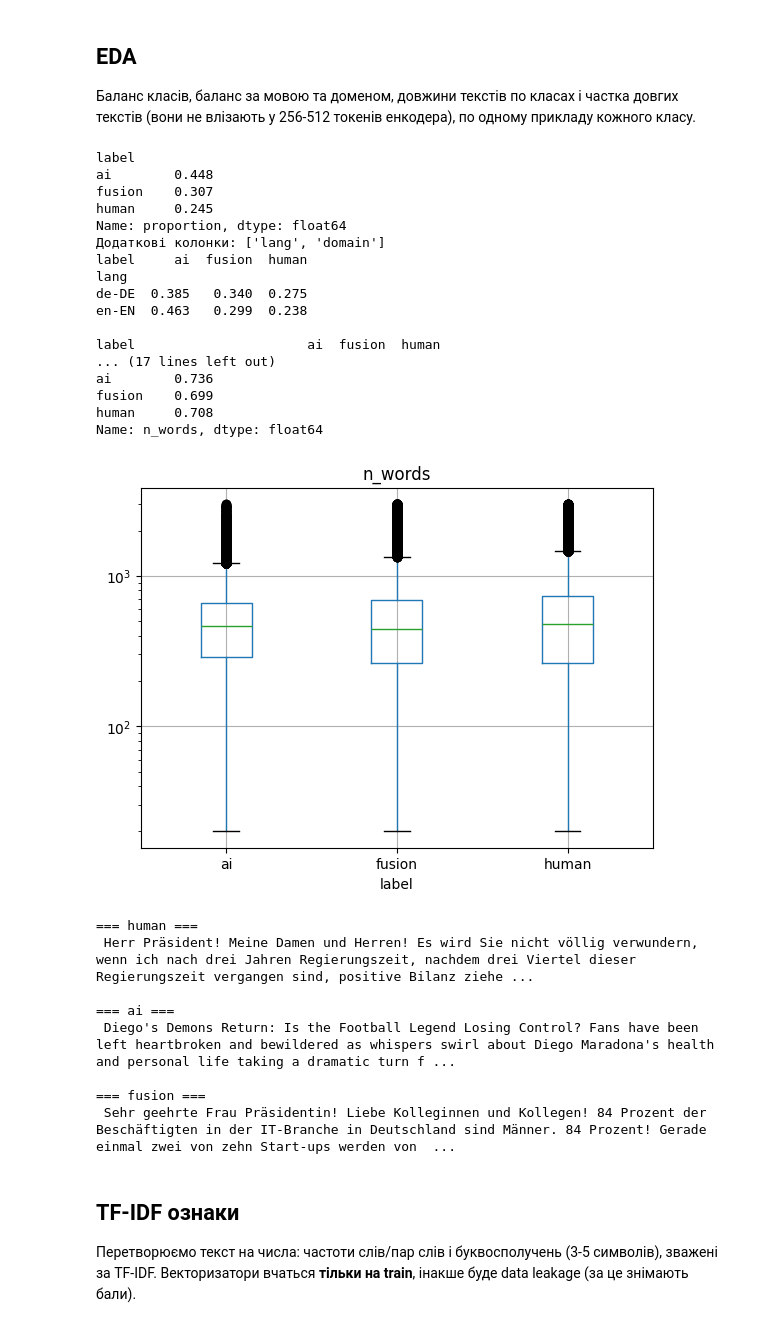
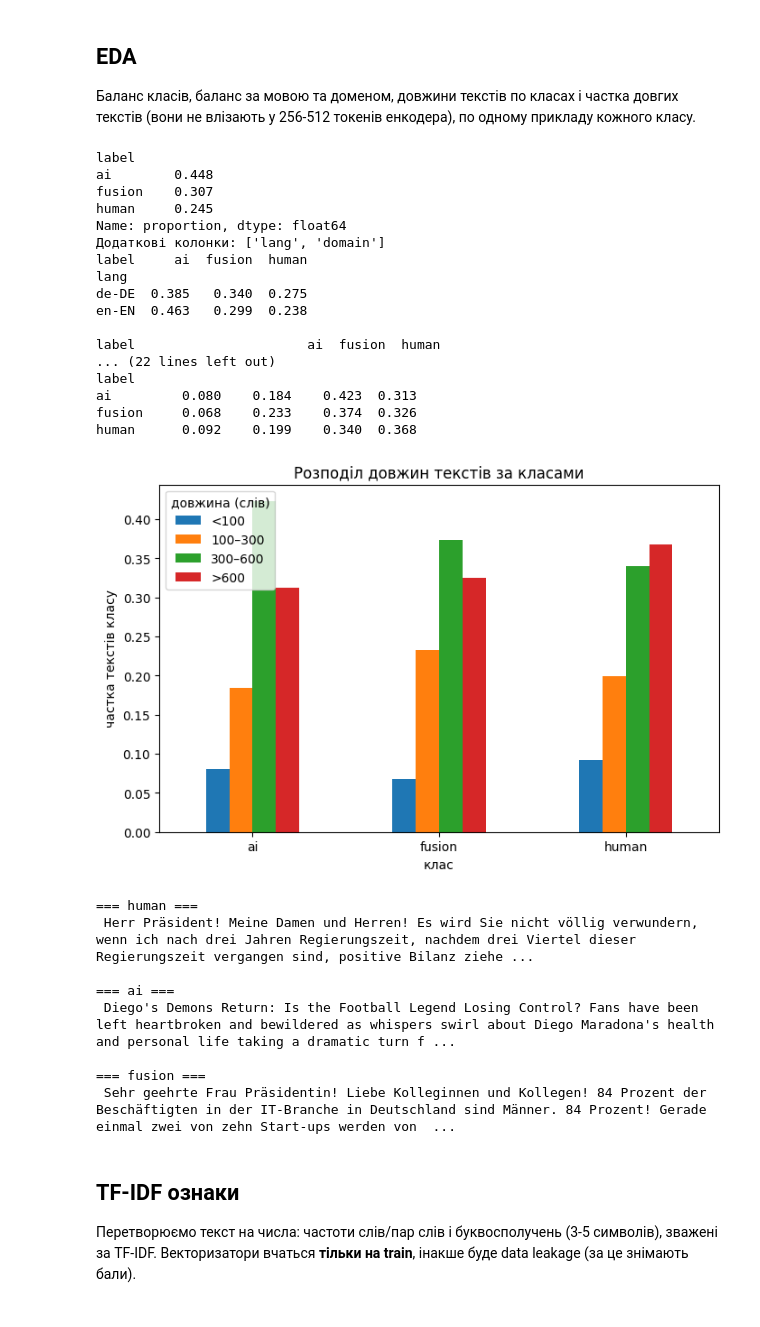
Before and after one commit to bohda6na/ucu-ai-2026-hw3-text-detection, a Jupyter notebook: notebooks/01-eda-baseline-tfidf.ipynb, the cells around one changed output. Drawn from its saved outputs; the diff is of its cells as text; code cells hidden in the pictures.

```diff
--- a/notebooks/01-eda-baseline-tfidf.ipynb
+++ b/notebooks/01-eda-baseline-tfidf.ipynb
@@ -45,40 +45,59 @@ def save_sub(p, fn):  # p = матриця ймовірностей для test,
 Баланс класів, баланс за мовою та доменом, довжини текстів по класах і частка довгих текстів (вони не влізають у 256-512 токенів енкодера), по одному прикладу кожного класу.
 # %%
 import matplotlib.pyplot as plt
+
+# 1. Частки класів
 print(train[LABEL].value_counts(normalize=True).round(3))
 
+# 2. Додаткові колонки (lang, domain) і частки класів усередині кожної
 extra = [c for c in train.columns if c not in (ID, TEXT, LABEL)]
 print("Додаткові колонки:", extra)
 for c in extra:
     if train[c].nunique() < 30:
         print(pd.crosstab(train[c], train[LABEL], normalize="index").round(3), "\n")
 
+# 3. Довжина текстів у словах
 train["n_words"] = train[TEXT].str.split().str.len()
 print(train.groupby(LABEL)["n_words"].describe().round(0))
 print("Частка текстів > 300 слів:\n", (train.n_words > 300).groupby(train[LABEL]).mean().round(3))
-train.boxplot(column="n_words", by=LABEL); plt.yscale("log"); plt.suptitle(""); plt.show()
 
+# 4. Графік: розподіл довжин по групах (замість boxplot)
+bins = [0, 100, 300, 600, 10000]
+names = ["<100", "100–300", "300–600", ">600"]
+train["len_group"] = pd.cut(train.n_words, bins=bins, labels=names)
+
+tab = pd.crosstab(train[LABEL], train.len_group, normalize="index")
+print(tab.round(3))
+
+tab.plot.bar(rot=0, figsize=(8, 5))
+plt.ylabel("частка текстів класу")
+plt.xlabel("клас")
+plt.title("Розподіл довжин текстів за класами")
+plt.legend(title="довжина (слів)")
+plt.show()
+
+# 5. Приклади кожного класу
 for l in LABELS:
     print(f"\n=== {l} ===\n", train[train[LABEL] == l][TEXT].iloc[0][:400])
 # %% [output]
 label
 ai        0.448
 fusion    0.307
 human     0.245
 Name: proportion, dtype: float64
 Додаткові колонки: ['lang', 'domain']
 label     ai  fusion  human
 lang
 de-DE  0.385   0.340  0.275
 en-EN  0.463   0.299  0.238
 
 label                      ai  fusion  human
-... (17 lines left out)
-ai        0.736
-fusion    0.699
-human     0.708
-Name: n_words, dtype: float64
+... (22 lines left out)
+label
+ai         0.080    0.184    0.423  0.313
+fusion     0.068    0.233    0.374  0.326
+human      0.092    0.199    0.340  0.368
-[figure, old version]
+[figure, new version]
 === human ===
  Herr Präsident! Meine Damen und Herren! Es wird Sie nicht völlig verwundern, wenn ich nach drei Jahren Regierungszeit, nachdem drei Viertel dieser Regierungszeit vergangen sind, positive Bilanz ziehe ...
 
```
Also changed, not shown: parts of 1 cell of this notebook, 1 other file.
